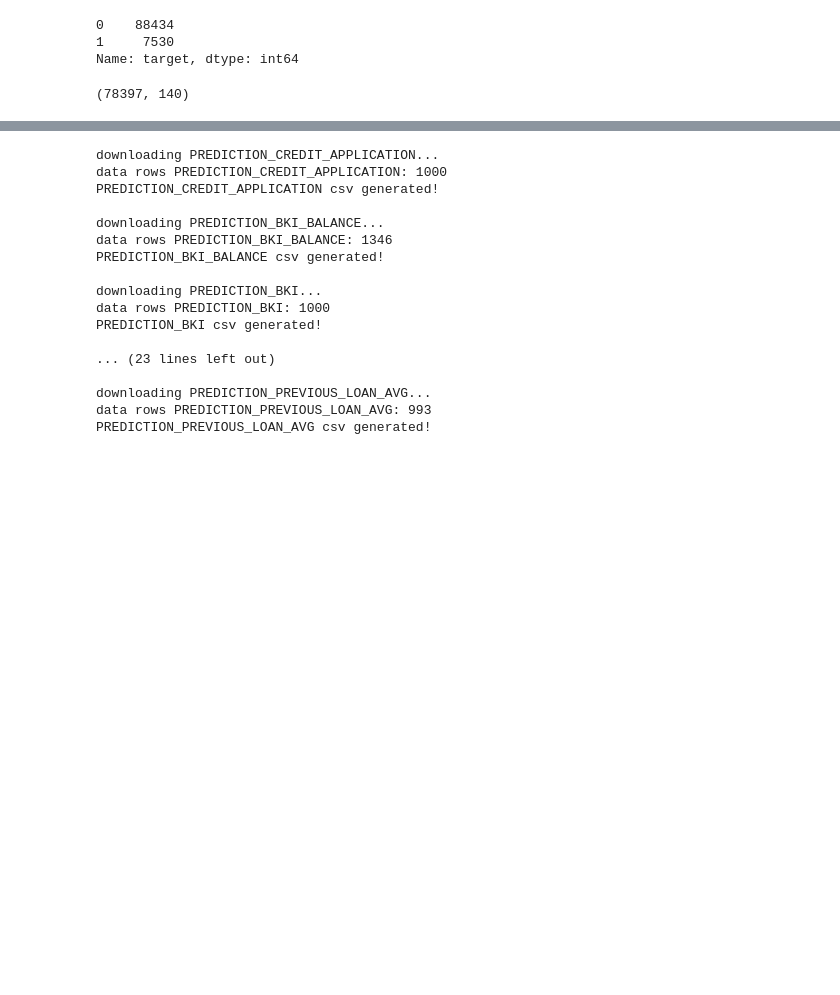
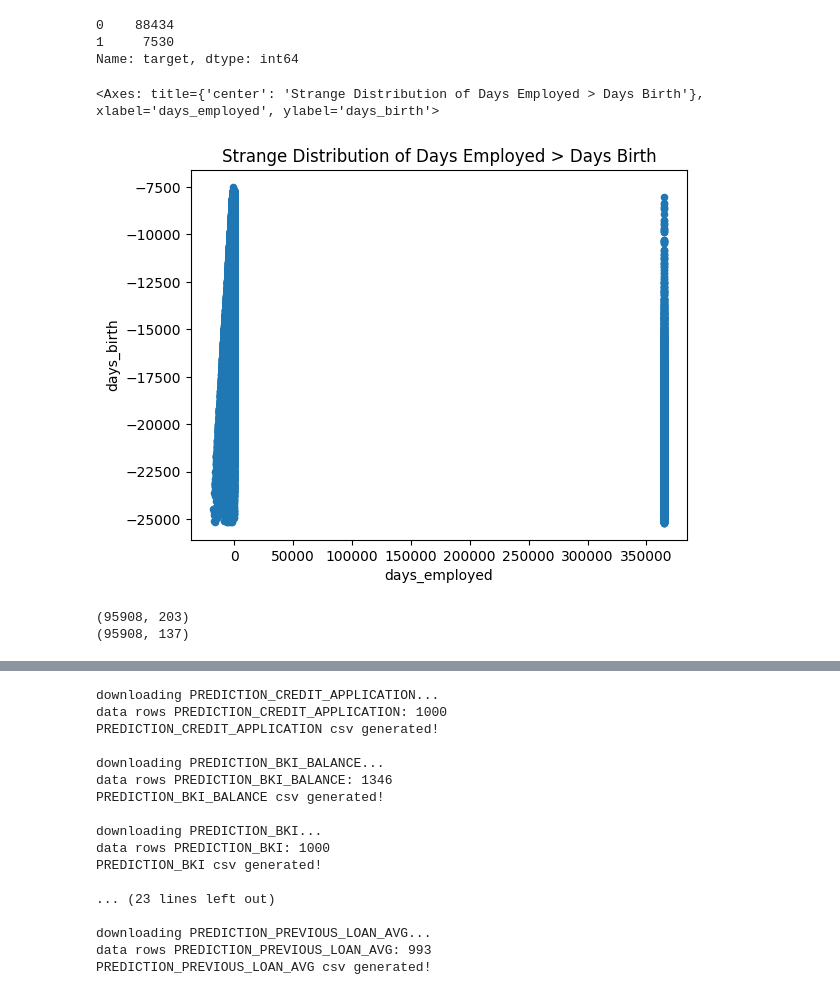
Before and after one commit to basnugroho/telkom_athon_ds_competition, a Jupyter notebook: Coba3.ipynb, the cells around one changed output, grey strips where cells are left out. Saved outputs shown, nothing was run; the diff lists cells and outputs as text; code cells hidden in the pictures; blank space fills up the shorter version.

```diff
--- a/Coba3.ipynb
+++ b/Coba3.ipynb
@@ -238,7 +238,8 @@ cred_app_df = cred_app_df[['reco_id_curr',
  'requests_bki_year'
  ]].copy()
 # %%
-
+# credit appication
+cred_app_df = pd.read_csv('dataset/DATASET_CREDIT_APPLICATION.csv')
 target_df = pd.read_csv('dataset/DATASET_TARGET.csv')
 # add TARGET
 gabung_df = cred_app_df.merge(target_df, on='reco_id_curr', how='left')
@@ -284,3 +285,8 @@ print(class_counts)
 0    88434
 1     7530
 Name: target, dtype: int64
+# %%
+gabung_df.plot(kind='scatter', x='days_employed', y='days_birth', title='Strange Distribution of Days Employed > Days Birth')
+# %% [output]
+<Axes: title={'center': 'Strange Distribution of Days Employed > Days Birth'}, xlabel='days_employed', ylabel='days_birth'>
+[figure, added]
@@ -287,18 +323,19 @@ Name: target, dtype: int64
 # %%
-# delete some columns
-# for i in range(2,22):
-#     gabung_df.drop(columns=[f'document_{i}_flag'], inplace=True)
 gabung_df.drop(gabung_df.filter(regex='Unnamed').columns, axis=1, inplace=True)
 gabung_df.drop(gabung_df.filter(regex='reco_bureau_id').columns, axis=1, inplace=True)
 gabung_df.drop(gabung_df.filter(regex='reco_id_last').columns, axis=1, inplace=True)
-# gabung_df.drop(gabung_df[gabung_df.days_employed > 0].index, inplace=True)
-gabung_df.drop(gabung_df[gabung_df['income'] > 700000].index, inplace=True)
-gabung_df.drop(gabung_df[gabung_df['days_employed'] > 0].index, inplace=True)
 gabung_df.drop(gabung_df[gabung_df['gender'] == 'XNA'].index, inplace=True)
-# gabung_df.drop(gabung_df[gabung_df['requests_bki_year'] > 10].index, inplace=True)
-# gabung_df.drop(gabung_df[gabung_df['children_count'] > 6].index, inplace=True)
-# gabung_df.drop(columns=[f'reco_bureau_id', 'reco_id_last_x', 'reco_id_last_y'], inplace=True)
+# gabung_df.drop(gabung_df[gabung_df['income'] >= 700000].index, inplace=True)
+# gabung_df.drop(gabung_df[gabung_df['days_employed'] > 0].index, inplace=True)
+gabung_df.drop(columns=['days_employed'], inplace=True)
+gabung_df.drop(columns=['income'], inplace=True)
+
+gabung_df.drop(gabung_df[gabung_df['requests_bki_year'] > 10].index, inplace=True)
+gabung_df.drop(gabung_df[gabung_df['children_count'] > 11].index, inplace=True)
+
+reduced_df = remove_highly_correlated_features(gabung_df)
 print(gabung_df.shape)
-reduced_df = remove_highly_correlated_features(gabung_df)
+print(reduced_df.shape)
 # %% [output]
-(78397, 140)
+(95908, 203)
+(95908, 137)
```
Also changed, not shown: parts of 31 cells of this notebook, 1 other file.
